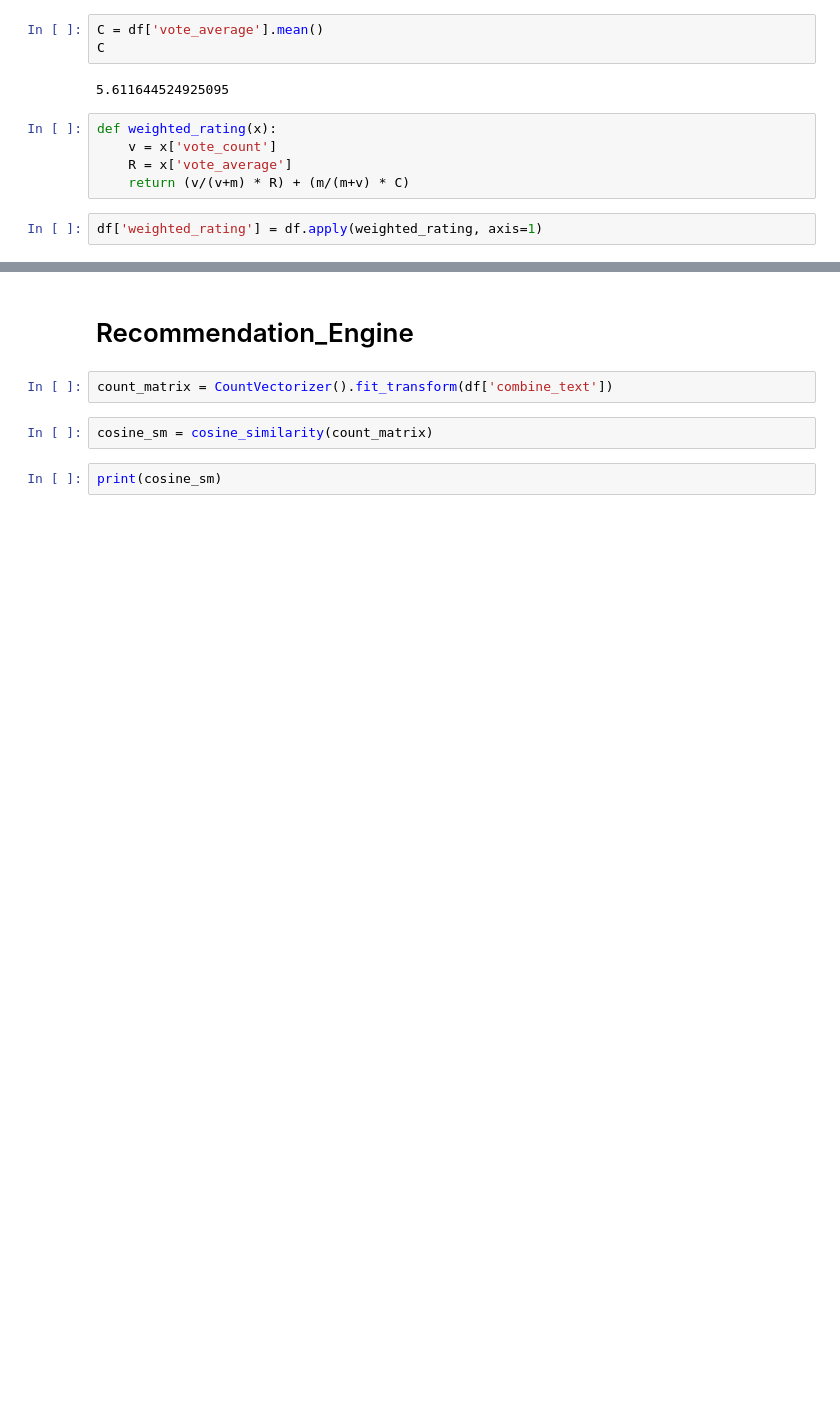
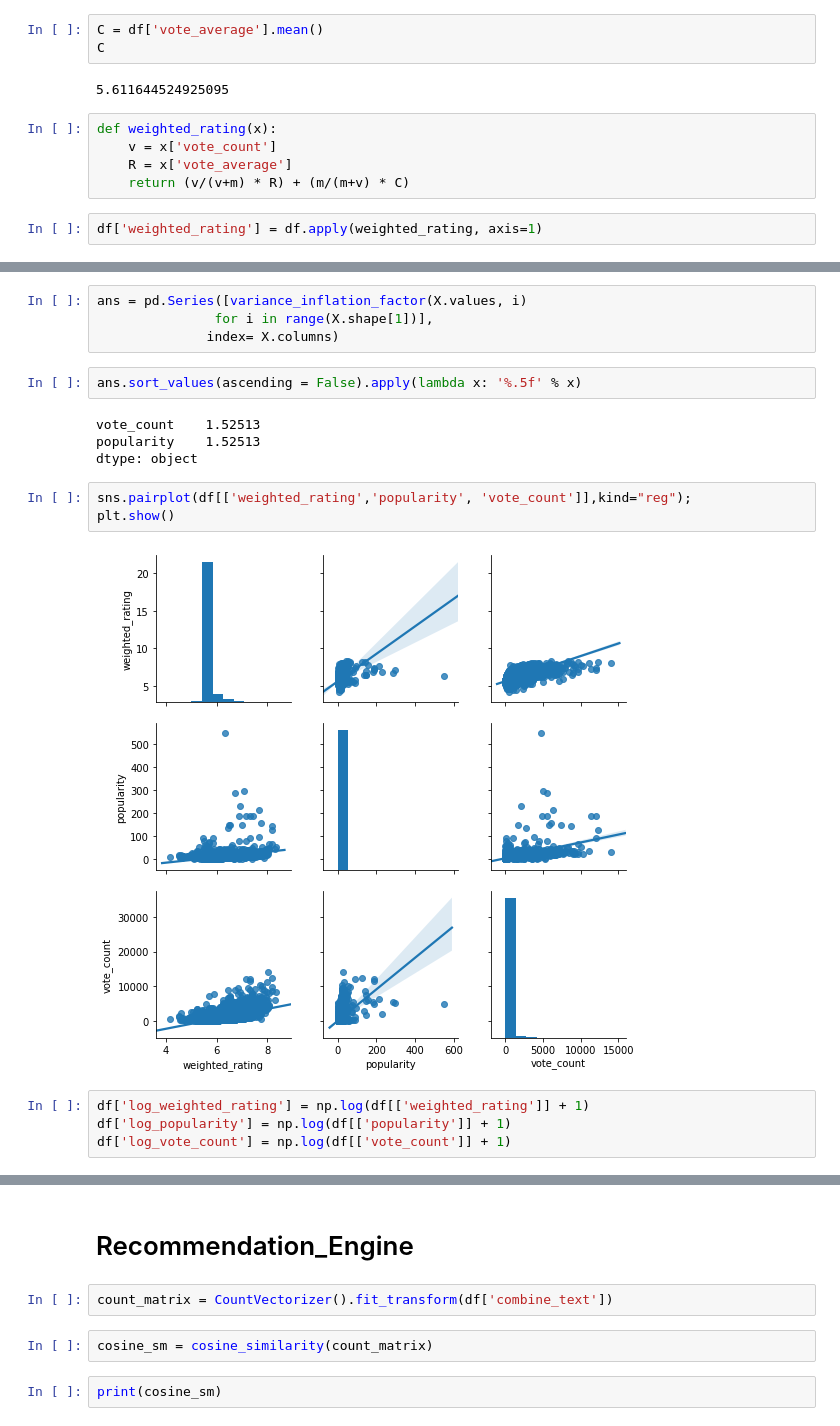
Before and after one commit to FreedomVAce/Movie_Recommendation_System, a Jupyter notebook: Movie_EDA_Recommendation_Engine.ipynb, the cells around one changed output, grey strips where cells are left out. Drawn from its saved outputs; the diff is of its cells as text; blank space fills up the shorter version.

```diff
--- a/Movie_EDA_Recommendation_Engine.ipynb
+++ b/Movie_EDA_Recommendation_Engine.ipynb
@@ -244,0 +305,19 @@ df.sort_values(by = ['weighted_rating'],ascending=False).head(10)
+# %%
+ans = pd.Series([variance_inflation_factor(X.values, i)
+               for i in range(X.shape[1])],
+              index= X.columns)
+# %%
+ans.sort_values(ascending = False).apply(lambda x: '%.5f' % x)
+# %% [output]
+vote_count    1.52513
+popularity    1.52513
+dtype: object
+# %%
+sns.pairplot(df[['weighted_rating','popularity', 'vote_count']],kind="reg");
+plt.show()
+# %% [output]
+[figure, added]
+# %%
+df['log_weighted_rating'] = np.log(df[['weighted_rating']] + 1)
+df['log_popularity'] = np.log(df[['popularity']] + 1)
+df['log_vote_count'] = np.log(df[['vote_count']] + 1)
```
Also changed, not shown: parts of 9 cells of this notebook.
